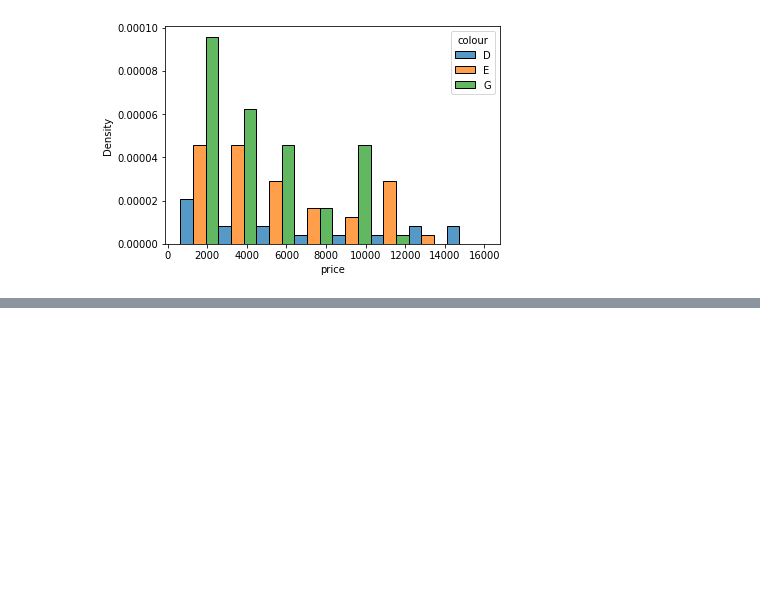
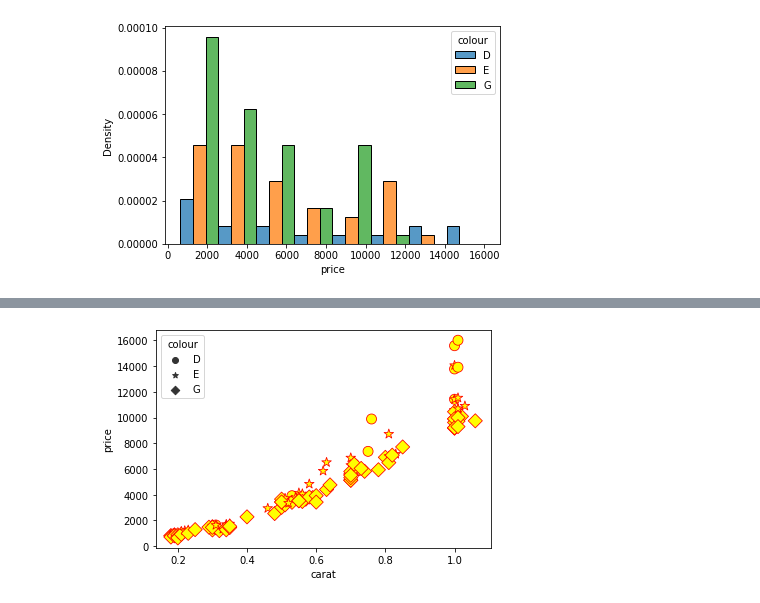
Before and after one commit to guiwitz/DAVPy, a Jupyter notebook: 15-Seaborn_concept.ipynb, the cells around one changed output, grey strips where cells are left out. Cells and saved outputs as stored; diff of their text form; code cells hidden in the pictures; blank space fills up the shorter version.

```diff
--- a/15-Seaborn_concept.ipynb
+++ b/15-Seaborn_concept.ipynb
@@ -92,3 +133,9 @@ sns.histplot(data=diams, x='price', hue='colour', multiple='dodge', stat='densit
+# %%
+fig, ax = plt.subplots()
+ax = sns.scatterplot(data=diams, x='carat', y='price', style='colour', ax=ax, markers=['o','*','D'],
+                     facecolor='yellow', s = 100, edgecolor='red');
+# %% [output]
+[figure, added]
 # %% [markdown]
 ## Exercise
 
```
Also changed, not shown: parts of 9 cells of this notebook.
